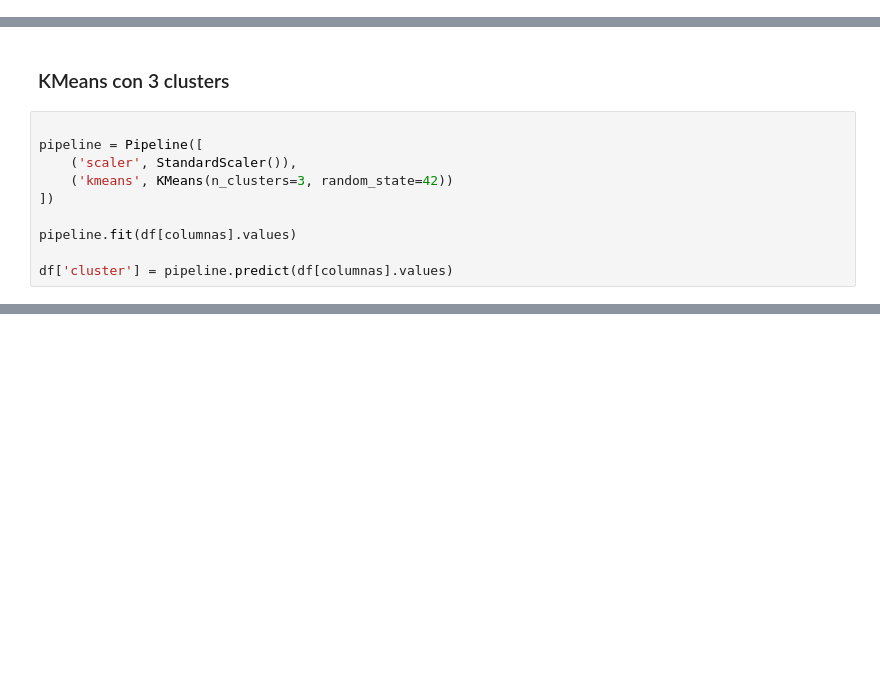
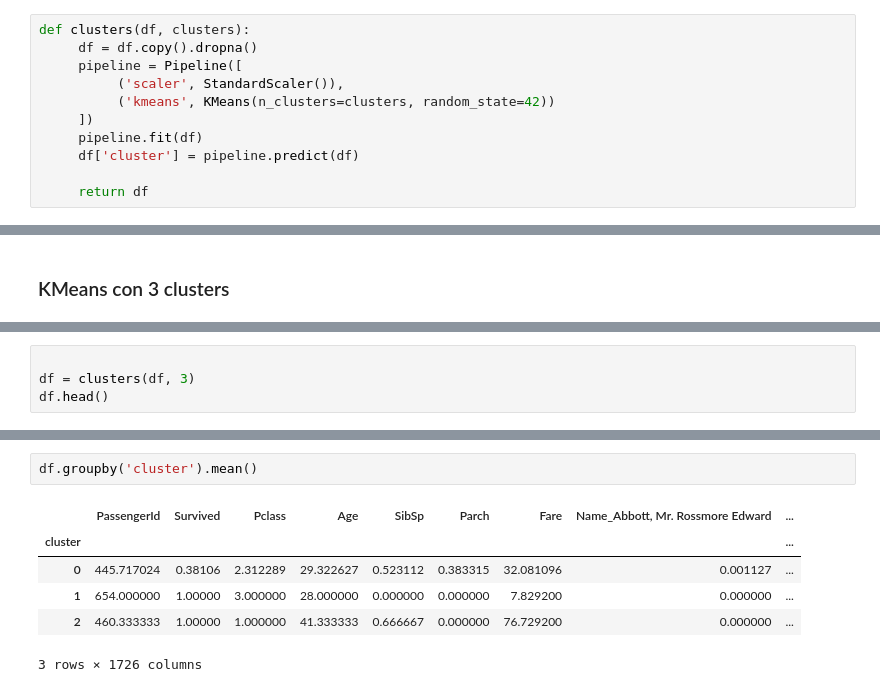
Before and after one commit to ppmelch/Lab-Aprendizaje-Estad-stico, a Jupyter notebook: Tareas/T 9/Tarea 9.ipynb, the cells around one changed output, grey strips where cells are left out. Drawn from its saved outputs; the diff is of its cells as text; blank space fills up the shorter version.

```diff
--- a/Tareas/T 9/Tarea 9.ipynb
+++ b/Tareas/T 9/Tarea 9.ipynb
@@ -272,3 +273,14 @@ def kmeans(df, columnas, max_clusters=10):
+# %%
+def clusters(df, clusters):
+     df = df.copy().dropna()
+     pipeline = Pipeline([
+          ('scaler', StandardScaler()),
+          ('kmeans', KMeans(n_clusters=clusters, random_state=42))
+     ])
+     pipeline.fit(df)
+     df['cluster'] = pipeline.predict(df)
+
+     return df
 # %% [markdown]
 ### Correlación
 # %%
@@ -345,12 +373,2 @@ kmeans(df, columnas, max_clusters=10)
 # %% [markdown]
 ### KMeans con 3 clusters
-# %%
-
-pipeline = Pipeline([
-    ('scaler', StandardScaler()),
-    ('kmeans', KMeans(n_clusters=3, random_state=42))
-])
-
-pipeline.fit(df[columnas].values)
-
-df['cluster'] = pipeline.predict(df[columnas].values)
@@ -367,0 +375,4 @@ plt.show()
+# %%
+
+df = clusters(df, 3)
+df.head()
@@ -367,0 +387,9 @@ plt.show()
+# %%
+df.groupby('cluster').mean()
+# %% [output]
+|  | PassengerId | Survived | Pclass | Age | SibSp | Parch | Fare | Name_Abbott, Mr. Rossmore Edward | ... |
+| cluster |  |  |  |  |  |  |  |  | ... |
+| 0 | 445.717024 | 0.38106 | 2.312289 | 29.322627 | 0.523112 | 0.383315 | 32.081096 | 0.001127 | ... |
+| 1 | 654.000000 | 1.00000 | 3.000000 | 28.000000 | 0.000000 | 0.000000 | 7.829200 | 0.000000 | ... |
+| 2 | 460.333333 | 1.00000 | 1.000000 | 41.333333 | 0.666667 | 0.000000 | 76.729200 | 0.000000 | ... |
+3 rows × 1726 columns
```
Also changed, not shown: parts of 12 cells of this notebook, 10 other files.
